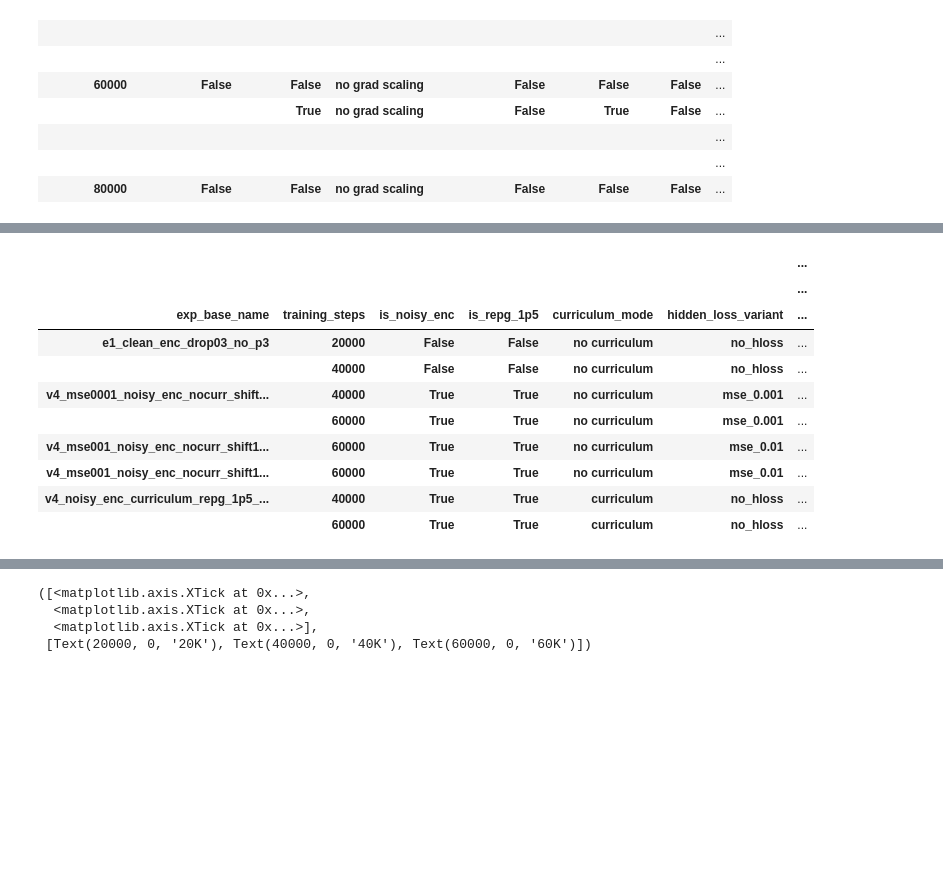
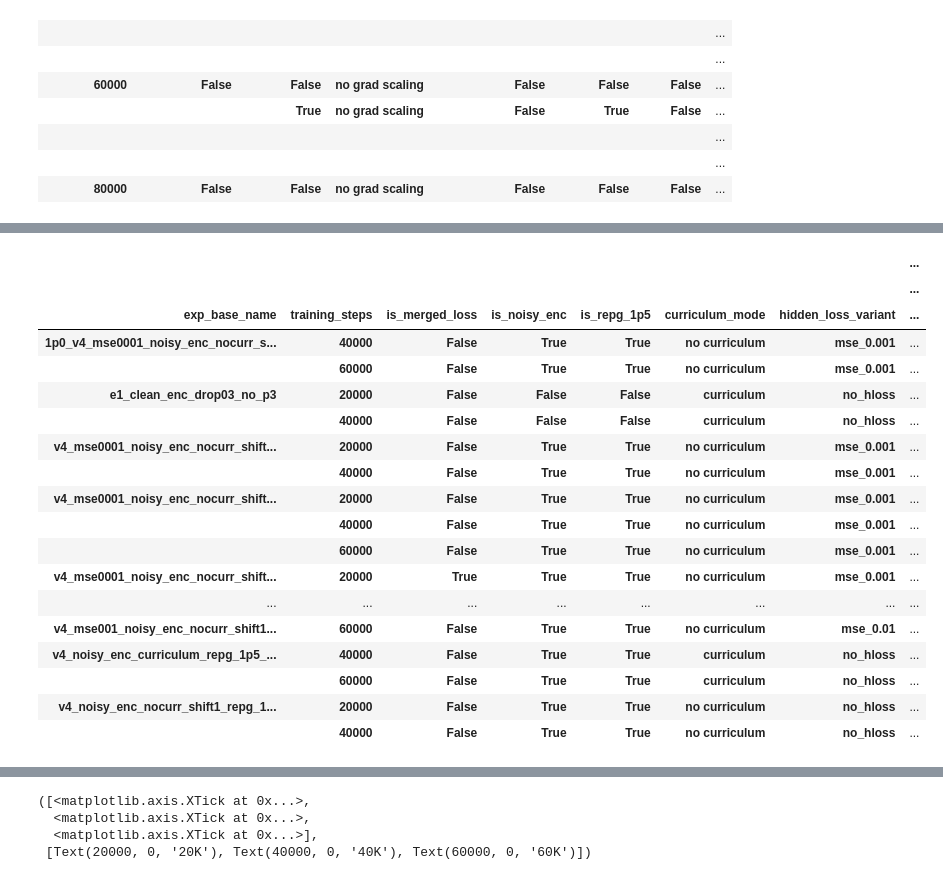
Before and after one commit to BartekPog/sfd-encoder, a Jupyter notebook: notebooks/fid_tables.ipynb, the cells around one changed output, grey strips where cells are left out. Cells and saved outputs as stored; diff of their text form; code cells hidden in the pictures; blank space fills up the shorter version.

```diff
--- a/notebooks/fid_tables.ipynb
+++ b/notebooks/fid_tables.ipynb
@@ -477,6 +483,7 @@ df_table = df_table[
     & (
         (df_table.exp_base_name.str.startswith("v4"))
         | (df_table.exp_base_name.str.startswith("e"))
+        | (df_table.exp_base_name.str.startswith("1p0"))
     )]
 
 
@@ -486,7 +493,7 @@ df_table['is_same_t'] = df_table['exp_base_name'].str.contains("same_t")
 
 
 def extract_curriculum_mode(exp_base_name):
-    if "curriculum" not in exp_base_name:
+    if "curriculum" not in exp_base_name and not exp_base_name.startswith("e"):
         return "no curriculum"
     if "nocurr" in exp_base_name:
         return "no curriculum"
@@ -591,6 +598,12 @@ df_table['no_prefix_name'] = df_table['pure_name'].apply(lambda x: x.split("v4.1
 df_table = df_table[df_table["pure_name"].str.contains("h16") == False]
 df_table = df_table[df_table.hidden_loss_variant != "buggy no_hloss"]
 
+df_table["encode_reground_t_fix"] = df_table["encode_reground_t_fix"].fillna(-1)
+df_table["reground_fixed_enc_noise"] = df_table["reground_fixed_enc_noise"].fillna(False)
+df_table["reground_fixed_cond_noise"] = df_table["reground_fixed_cond_noise"].fillna(False)
+df_table["reground_shared_noise"] = df_table["reground_shared_noise"].fillna(False)
+df_table.cfg_scale = df_table.cfg_scale.fillna(1.0)
+df_table.hidden_rep_guidance = df_table.hidden_rep_guidance.fillna(1.0)
 df_table.hidden_loss_variant.unique()
 # %% [output]
 <StringArray>
@@ -1285,46 +1309,57 @@ spec_fields =[
     "is_same_t",
     "shared_hp_variant",
     "hidden_loss_variant",
-    "hidden_t_shift_variant"
+    "hidden_t_shift_variant",
+    "cfg_scale",
+    "hidden_rep_guidance",
 ]
+
 
 df_table["encode_reground_t_fix"] = df_table["encode_reground_t_fix"].fillna(-1)
 
 # df_table
 tab_df = (
     df_table.assign(shared_hp_variant=pd.Categorical(df_table["shared_hp_variant"], categories=["no_shared_hp", "shared_hp3", "shared_all"], ordered=True))[
         (~df_table["exp_base_name"].str.contains("baseline"))
         & (df_table["training_steps"] <=120000)
         & (~df_table["pure_name"].str.contains("h16"))
         & (df_table["inference_type"].isin(["linear", "encodereground"]))
     ]
     # Order the shared_hp_variant column so that "no_shared_hp" comes first, then then "shared_hp3" and then "shared_all"
     .pivot_table(index=["exp_base_name", "training_steps", *spec_fields], values="fid50k", columns=["inference_type", "encode_reground_t_fix"], aggfunc="min")
     # .sort_values(by=["training_steps", "fid50k"], ascending=False)
 )
 # Drop rows where there are less than 2 non-NaN values
 tab_df = tab_df[tab_df.notna().sum(axis=1) >= 2]
 
 
 # drop index columns where all values are the same
 for col in spec_fields:
     if tab_df.index.get_level_values(col).nunique() == 1:
         tab_df = tab_df.droplevel(col)
 
 # Drop columns where every value is nan
 # tab_df = tab_df.dropna(how="all", axis=1)
 
 # tab_df[(tab_df[True].notna()) & (tab_df[False].notna())]
 tab_df
 # %% [output]
-|  |  |  |  |  |  | ... |
-|  |  |  |  |  |  | ... |
-| exp_base_name | training_steps | is_noisy_enc | is_repg_1p5 | curriculum_mode | hidden_loss_variant | ... |
-| e1_clean_enc_drop03_no_p3 | 20000 | False | False | no curriculum | no_hloss | ... |
-|  | 40000 | False | False | no curriculum | no_hloss | ... |
-| v4_mse0001_noisy_enc_nocurr_shift... | 40000 | True | True | no curriculum | mse_0.001 | ... |
-|  | 60000 | True | True | no curriculum | mse_0.001 | ... |
-| v4_mse001_noisy_enc_nocurr_shift1... | 60000 | True | True | no curriculum | mse_0.01 | ... |
-| v4_mse001_noisy_enc_nocurr_shift1... | 60000 | True | True | no curriculum | mse_0.01 | ... |
-| v4_noisy_enc_curriculum_repg_1p5_... | 40000 | True | True | curriculum | no_hloss | ... |
-|  | 60000 | True | True | curriculum | no_hloss | ... |
+|  |  |  |  |  |  |  | ... |
+|  |  |  |  |  |  |  | ... |
+| exp_base_name | training_steps | is_merged_loss | is_noisy_enc | is_repg_1p5 | curriculum_mode | hidden_loss_variant | ... |
+| 1p0_v4_mse0001_noisy_enc_nocurr_s... | 40000 | False | True | True | no curriculum | mse_0.001 | ... |
+|  | 60000 | False | True | True | no curriculum | mse_0.001 | ... |
+| e1_clean_enc_drop03_no_p3 | 20000 | False | False | False | curriculum | no_hloss | ... |
+|  | 40000 | False | False | False | curriculum | no_hloss | ... |
+| v4_mse0001_noisy_enc_nocurr_shift... | 20000 | False | True | True | no curriculum | mse_0.001 | ... |
+|  | 40000 | False | True | True | no curriculum | mse_0.001 | ... |
+| v4_mse0001_noisy_enc_nocurr_shift... | 20000 | False | True | True | no curriculum | mse_0.001 | ... |
+|  | 40000 | False | True | True | no curriculum | mse_0.001 | ... |
+|  | 60000 | False | True | True | no curriculum | mse_0.001 | ... |
+| v4_mse0001_noisy_enc_nocurr_shift... | 20000 | True | True | True | no curriculum | mse_0.001 | ... |
+| ... | ... | ... | ... | ... | ... | ... | ... |
+| v4_mse001_noisy_enc_nocurr_shift1... | 60000 | False | True | True | no curriculum | mse_0.01 | ... |
+| v4_noisy_enc_curriculum_repg_1p5_... | 40000 | False | True | True | curriculum | no_hloss | ... |
+|  | 60000 | False | True | True | curriculum | no_hloss | ... |
+| v4_noisy_enc_nocurr_shift1_repg_1... | 20000 | False | True | True | no curriculum | no_hloss | ... |
+|  | 40000 | False | True | True | no curriculum | no_hloss | ... |
```
Also changed, not shown: parts of 37 cells of this notebook, 23 other files.
